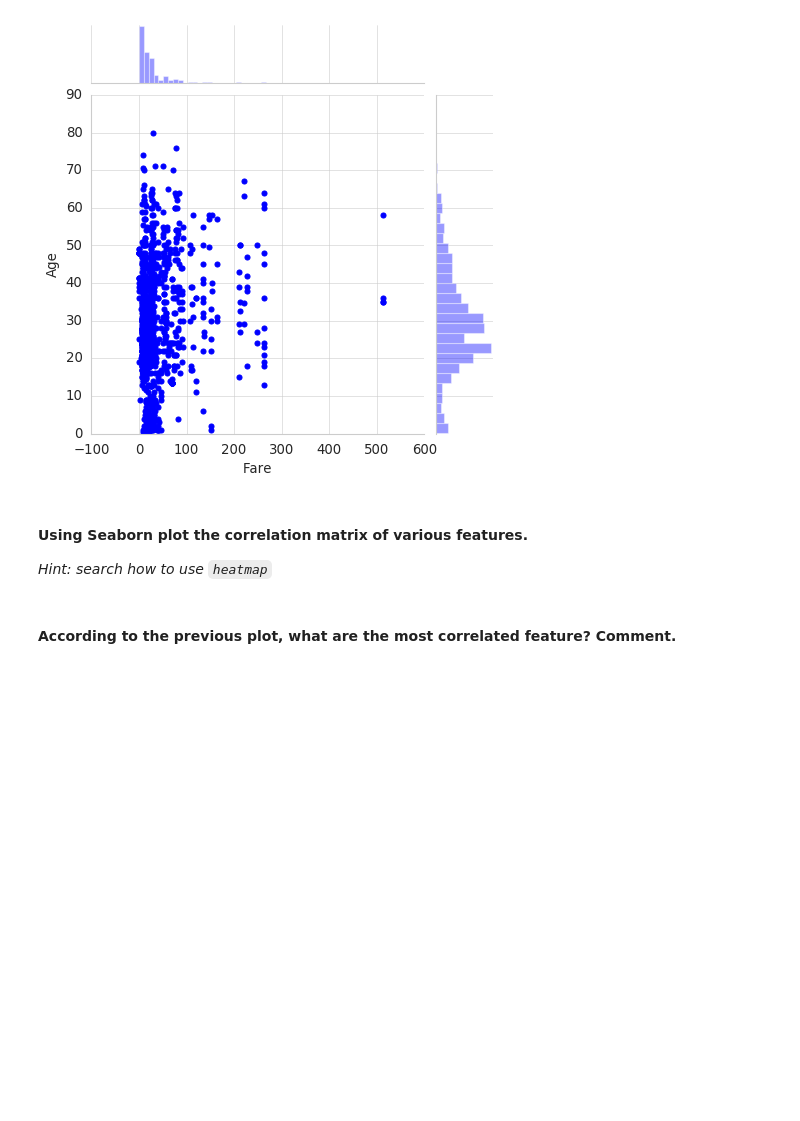
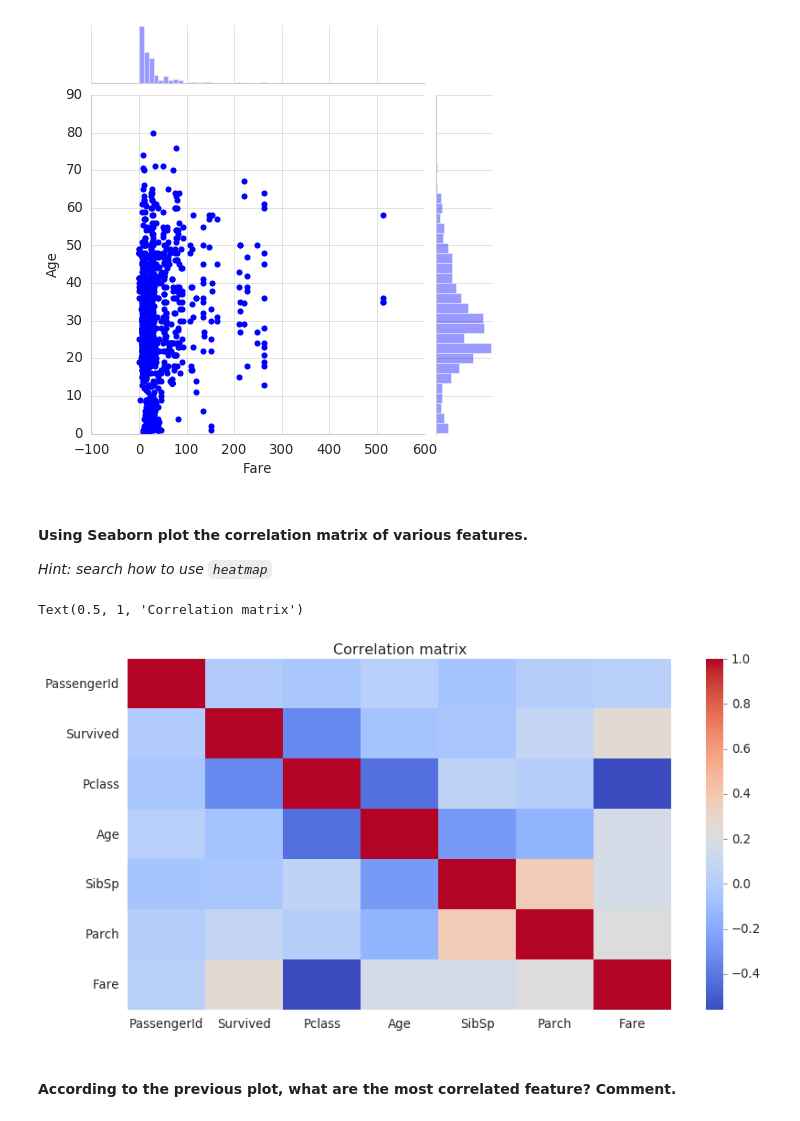
Before and after one commit to CristopherRL/dataptmad1019, a Jupyter notebook: module-2/lab-matplotlib-seaborn/your-code/challenge-3.ipynb, the cells around one changed output. Cells and saved outputs as stored; diff of their text form; code cells hidden in the pictures; blank space fills up the shorter version.

```diff
--- a/module-2/lab-matplotlib-seaborn/your-code/challenge-3.ipynb
+++ b/module-2/lab-matplotlib-seaborn/your-code/challenge-3.ipynb
@@ -179,3 +179,10 @@ sns.jointplot(x='Fare',y='Age',data=titanic)
+# %%
+#your code here
+sns.heatmap(titanic.corr(),cmap='coolwarm')
+plt.title('Correlation matrix')
+# %% [output]
+Text(0.5, 1, 'Correlation matrix')
+[figure, added]
 # %% [markdown]
 #### According to the previous plot, what are the most correlated feature? Comment.
 # %%
```
Also changed, not shown: parts of 9 cells of this notebook.
